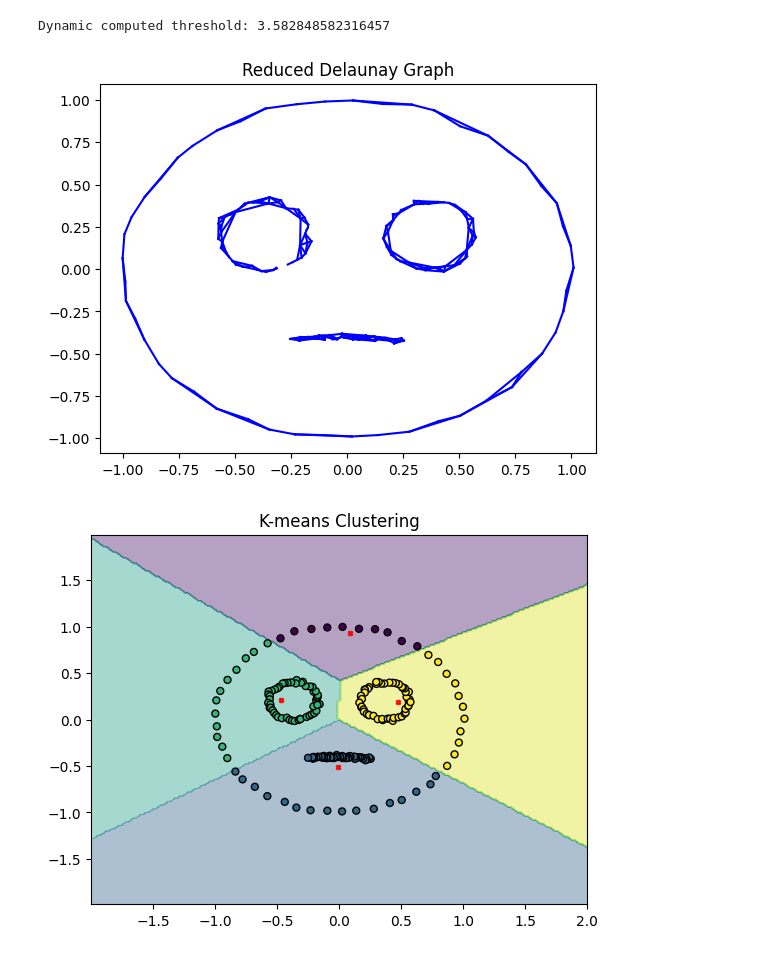
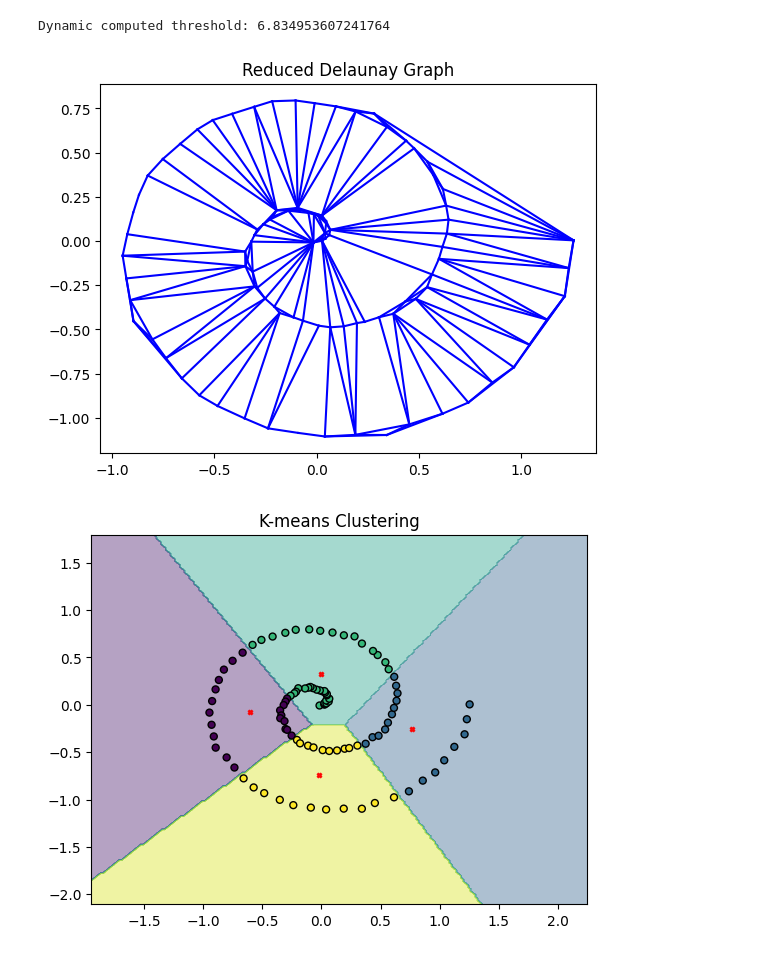
Before and after one commit to Teolul/Dot_Patterns_Perceptual_Grouping_RDG_vs_K-means, a Jupyter notebook: notebook.ipynb, the cells around one changed output. Cells and saved outputs as stored; diff of their text form; code cells hidden in the pictures.

Commit message:
Updated notebook with comments and spiral pattern

```diff
--- a/notebook.ipynb
+++ b/notebook.ipynb
@@ -6,12 +6,17 @@ import matplotlib.pyplot as plt
 from sklearn.cluster import KMeans
 # %%
 def generate_smiley(points, noise_factor=0.01):
+    '''
+    Input: an amount of points to generate and a noise factor that controls how much the points are scattered
+    Output: a numpy array containing the coordinates of the points in the pattern of a smiley face
+    '''
+    #generating the points: the components of the face are scaled with a certain factor and shifted
     face_circle = np.array([[np.cos(theta), np.sin(theta)] for theta in np.linspace(0, 2 * np.pi, points)])[:-1].copy()
     left_eye = np.array([[0.2 * np.cos(theta) - 0.37, 0.2 * np.sin(theta) + 0.2] for theta in np.linspace(0, 2 * np.pi, points)])[:-1].copy()
     right_eye = np.array([[0.2 * np.cos(theta) + 0.37, 0.2 * np.sin(theta) + 0.2] for theta in np.linspace(0, 2 * np.pi, points)])[:-1].copy()
     smile = np.array([[0.8 * np.cos(theta), 0.4 * np.sin(theta) - 0.8] for theta in np.linspace(0.4 * np.pi, 0.6 * np.pi, points)])
 
-    # Add noise to the coordinates
+    #adding noise
     noise = np.random.normal(scale=noise_factor, size=(len(face_circle), 2))
     face_circle += noise
     noise = np.random.normal(scale=noise_factor, size=(len(left_eye), 2))
@@ -22,3 +27,22 @@ def generate_smiley(points, noise_factor=0.01):
     smile += noise
 
     return np.concatenate([face_circle, left_eye, right_eye, smile])
+
+def generate_spiral(num_points, turns=2, noise_factor=0.01):
+    '''
+    Input: an amount of points to generate, the number of turns of the spiral and a noise factor that controls how much the points are scattered
+    Output: a numpy array containing the coordinates of the points in the pattern of a spiral
+    '''
+    #the spiral is scaled by a certain factor
+    theta = np.linspace(0, 2 * np.pi * turns, num_points)
+    radius = theta
+    x = radius * np.cos(theta) * 0.1
+    y = radius * np.sin(theta) * 0.1
+
+    #adding noise
+    noise = np.random.normal(scale=noise_factor, size=(len(x), 2))
+    x += noise[:, 0]
+    y += noise[:, 1]
+
+    spiral_points = np.column_stack((x, y))
+    return spiral_points
@@ -127,11 +179,11 @@ def kmeans_clustering(points, n_clusters):
 # %%
-# Example array of points
+#example datasets
 #points = np.array([[-1, -1], [-1, -0.75], [-0.75, -0.75], [-0.75, -1], [1, 1], [1, 0.75], [0.75, 0.75], [0.75, 1], [-1, 1], [-1, 0.75], [-0.75, 0.75], [-0.75, 1], [1, -1], [1, -0.75], [0.75, -0.75], [0.75, -1]])
-points = generate_smiley(50)
+#points = generate_smiley(100)
+points = generate_spiral(100)
 
 plot_points(points)
 delaunay_triangulation(points)
-rdg_compute(points)
-#reduced_delaunay_graph(points, 1.65)
+rdg_compute(points, 2.5)
 kmeans_clustering(points, 4)
 # %% [output]
@@ -140,3 +192,3 @@ kmeans_clustering(points, 4)
-Dynamic computed threshold: 3.582848582316457
+Dynamic computed threshold: 6.834953607241764
-[figure, old version]
+[figure, new version]
-[figure, old version]
+[figure, new version]
```
Also changed, not shown: parts of 3 cells of this notebook, 1 other file.
